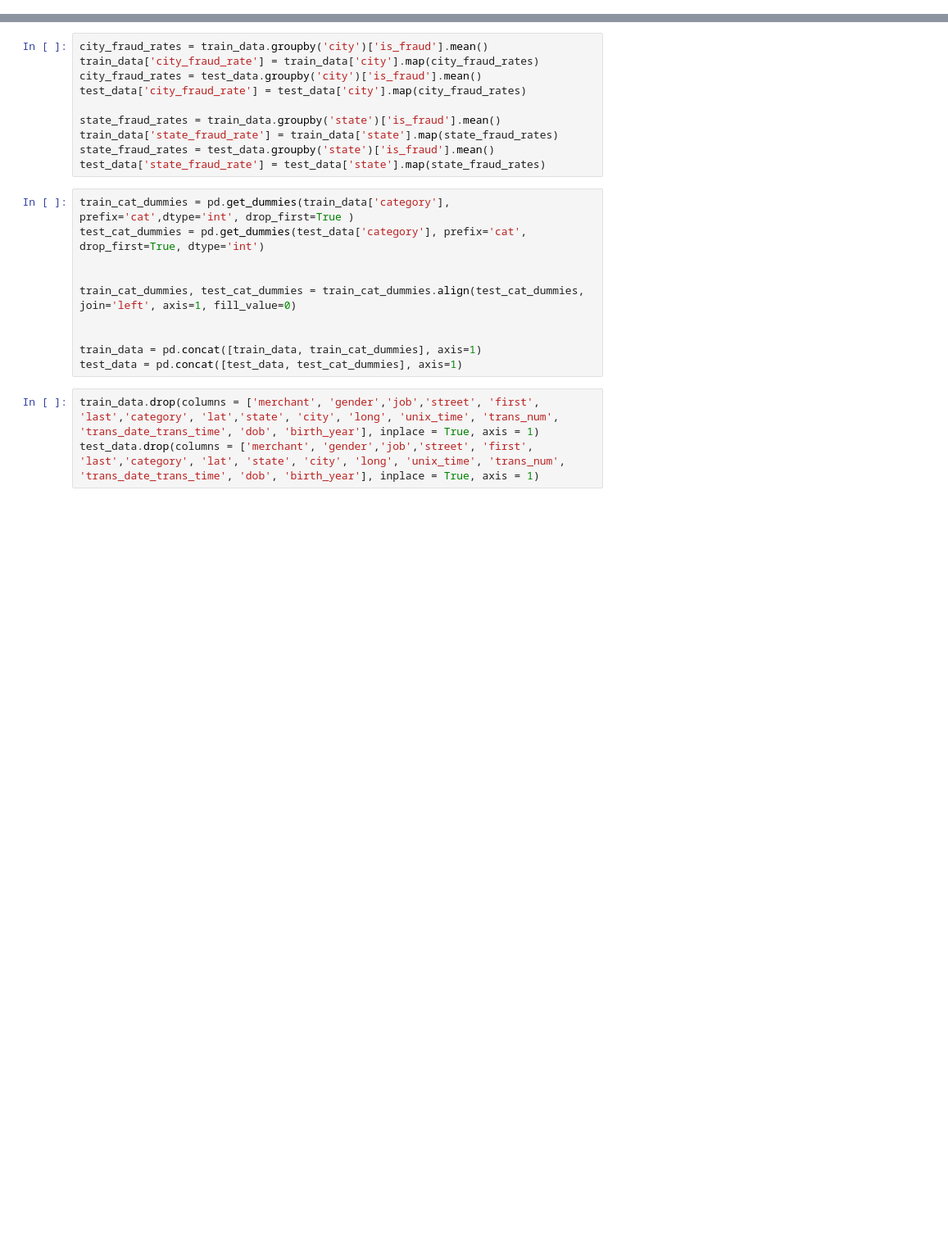
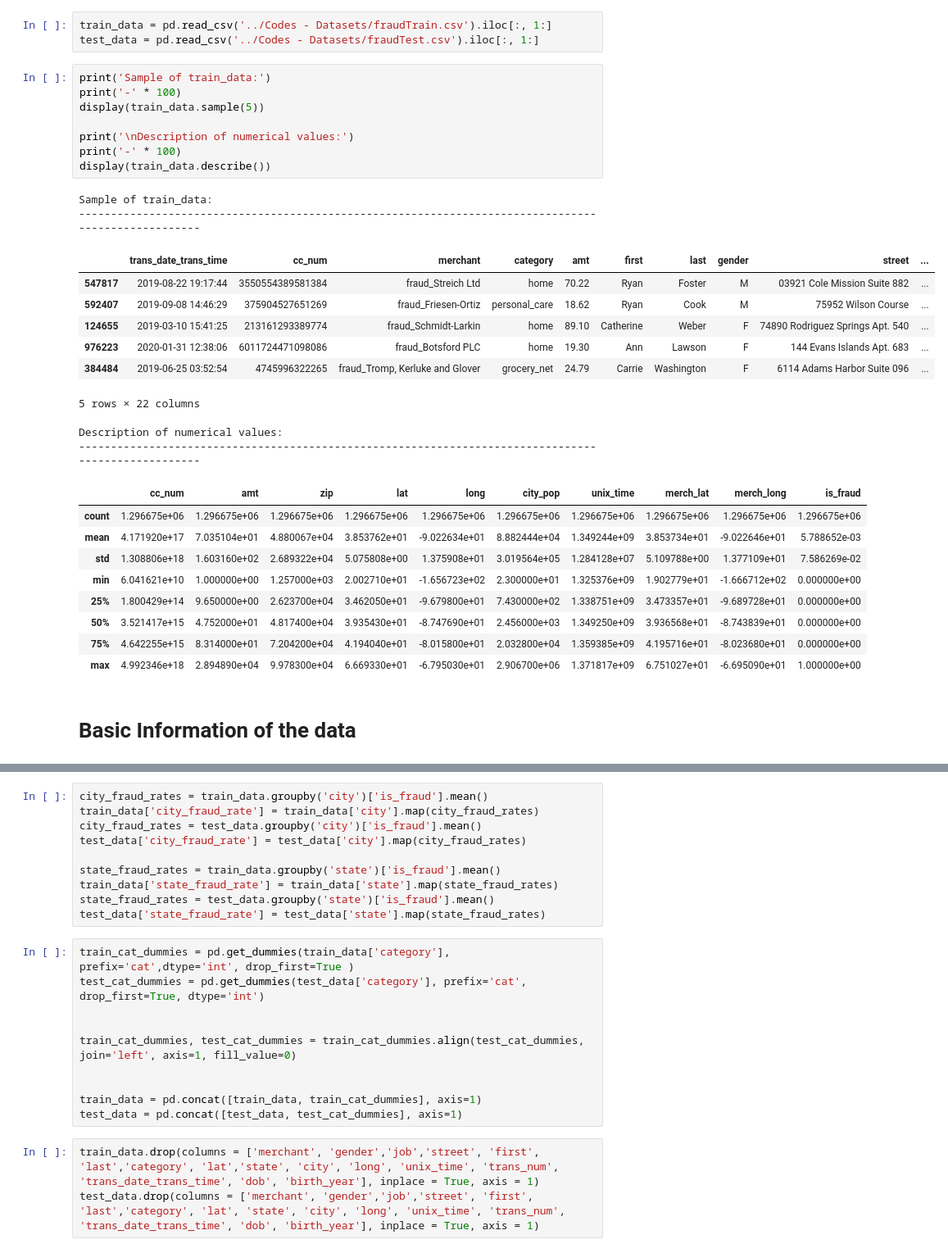
Before and after one commit to shabdpathak-935/CODSOFT, a Jupyter notebook: Credit-Card-Fraud-Detection.ipynb, the cells around one changed output, grey strips where cells are left out. Shown at 82% size. Saved outputs shown, nothing was run; the diff lists cells and outputs as text; blank space fills up the shorter version.

```diff
--- a/Credit-Card-Fraud-Detection.ipynb
+++ b/Credit-Card-Fraud-Detection.ipynb
@@ -135,0 +8,34 @@ test_data['gender_encoded'] = test_data['gender'].map({'F': 0, 'M': 1})
+# %%
+train_data = pd.read_csv('../Codes - Datasets/fraudTrain.csv').iloc[:, 1:]
+test_data = pd.read_csv('../Codes - Datasets/fraudTest.csv').iloc[:, 1:]
+# %%
+print('Sample of train_data:')
+print('-' * 100)
+display(train_data.sample(5))
+
+print('\nDescription of numerical values:')
+print('-' * 100)
+display(train_data.describe())
+# %% [output]
+Sample of train_data:
+----------------------------------------------------------------------------------------------------
+|  | trans_date_trans_time | cc_num | merchant | category | amt | first | last | gender | street | ... |
+| 547817 | 2019-08-22 19:17:44 | 3550554389581384 | fraud_Streich Ltd | home | 70.22 | Ryan | Foster | M | 03921 Cole Mission Suite 882 | ... |
+| 592407 | 2019-09-08 14:46:29 | 375904527651269 | fraud_Friesen-Ortiz | personal_care | 18.62 | Ryan | Cook | M | 75952 Wilson Course | ... |
+| 124655 | 2019-03-10 15:41:25 | 213161293389774 | fraud_Schmidt-Larkin | home | 89.10 | Catherine | Weber | F | 74890 Rodriguez Springs Apt. 540 | ... |
+| 976223 | 2020-01-31 12:38:06 | 6011724471098086 | fraud_Botsford PLC | home | 19.30 | Ann | Lawson | F | 144 Evans Islands Apt. 683 | ... |
+| 384484 | 2019-06-25 03:52:54 | 4745996322265 | fraud_Tromp, Kerluke and Glover | grocery_net | 24.79 | Carrie | Washington | F | 6114 Adams Harbor Suite 096 | ... |
+5 rows × 22 columns
+Description of numerical values:
+----------------------------------------------------------------------------------------------------
+|  | cc_num | amt | zip | lat | long | city_pop | unix_time | merch_lat | merch_long | is_fraud |
+| count | 1.296675e+06 | 1.296675e+06 | 1.296675e+06 | 1.296675e+06 | 1.296675e+06 | 1.296675e+06 | 1.296675e+06 | 1.296675e+06 | 1.296675e+06 | 1.296675e+06 |
+| mean | 4.171920e+17 | 7.035104e+01 | 4.880067e+04 | 3.853762e+01 | -9.022634e+01 | 8.882444e+04 | 1.349244e+09 | 3.853734e+01 | -9.022646e+01 | 5.788652e-03 |
+| std | 1.308806e+18 | 1.603160e+02 | 2.689322e+04 | 5.075808e+00 | 1.375908e+01 | 3.019564e+05 | 1.284128e+07 | 5.109788e+00 | 1.377109e+01 | 7.586269e-02 |
+| min | 6.041621e+10 | 1.000000e+00 | 1.257000e+03 | 2.002710e+01 | -1.656723e+02 | 2.300000e+01 | 1.325376e+09 | 1.902779e+01 | -1.666712e+02 | 0.000000e+00 |
+| 25% | 1.800429e+14 | 9.650000e+00 | 2.623700e+04 | 3.462050e+01 | -9.679800e+01 | 7.430000e+02 | 1.338751e+09 | 3.473357e+01 | -9.689728e+01 | 0.000000e+00 |
+| 50% | 3.521417e+15 | 4.752000e+01 | 4.817400e+04 | 3.935430e+01 | -8.747690e+01 | 2.456000e+03 | 1.349250e+09 | 3.936568e+01 | -8.743839e+01 | 0.000000e+00 |
+| 75% | 4.642255e+15 | 8.314000e+01 | 7.204200e+04 | 4.194040e+01 | -8.015800e+01 | 2.032800e+04 | 1.359385e+09 | 4.195716e+01 | -8.023680e+01 | 0.000000e+00 |
+| max | 4.992346e+18 | 2.894890e+04 | 9.978300e+04 | 6.669330e+01 | -6.795030e+01 | 2.906700e+06 | 1.371817e+09 | 6.751027e+01 | -6.695090e+01 | 1.000000e+00 |
+# %% [markdown]
+# Basic Information of the data
```
Also changed, not shown: parts of 55 cells of this notebook.
